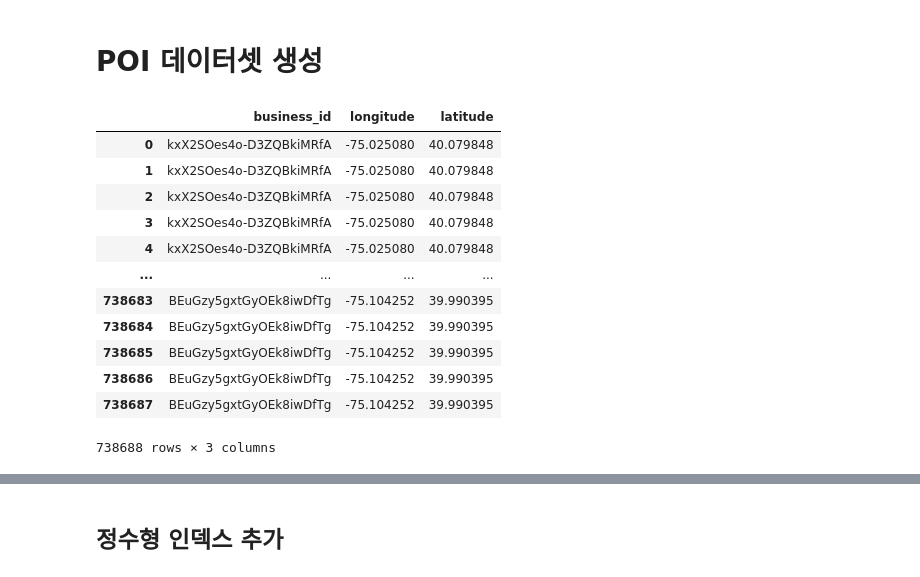
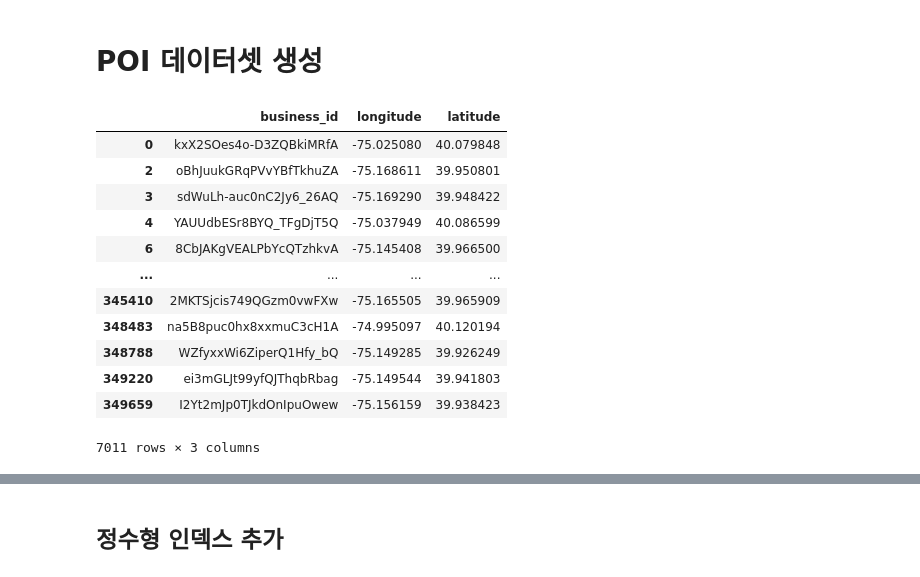
Before and after one commit to worldone-web/Team-Travel-4, a Jupyter notebook: DataPreprocess/Review_Preprocessing.ipynb, the cells around one changed output, grey strips where cells are left out. Drawn from its saved outputs; the diff is of its cells as text; code cells hidden in the pictures.

```diff
--- a/DataPreprocess/Review_Preprocessing.ipynb
+++ b/DataPreprocess/Review_Preprocessing.ipynb
@@ -80,0 +83,3 @@ joinDF
+# %%
+filteredUserDF = pd.DataFrame(joinDF["user_id"].value_counts()[joinDF.user_id.value_counts() >= 10])
+filteredUserDF
@@ -80,0 +101,3 @@ joinDF
+# %%
+joinDF = pd.merge(joinDF, pd.DataFrame(filteredUserDF.index), left_on="user_id", right_on="user_id", how="inner")
+joinDF
@@ -220,18 +257,19 @@ Size of test set: 147738
 # POI 데이터셋 생성
 # %%
 poiDF = joinDF[["business_id", "longitude", "latitude"]]
+poiDF = poiDF.drop_duplicates()
 poiDF
 # %% [output]
 |  | business_id | longitude | latitude |
 | 0 | kxX2SOes4o-D3ZQBkiMRfA | -75.025080 | 40.079848 |
-| 1 | kxX2SOes4o-D3ZQBkiMRfA | -75.025080 | 40.079848 |
-| 2 | kxX2SOes4o-D3ZQBkiMRfA | -75.025080 | 40.079848 |
-| 3 | kxX2SOes4o-D3ZQBkiMRfA | -75.025080 | 40.079848 |
-| 4 | kxX2SOes4o-D3ZQBkiMRfA | -75.025080 | 40.079848 |
+| 2 | oBhJuukGRqPVvYBfTkhuZA | -75.168611 | 39.950801 |
+| 3 | sdWuLh-auc0nC2Jy6_26AQ | -75.169290 | 39.948422 |
+| 4 | YAUUdbESr8BYQ_TFgDjT5Q | -75.037949 | 40.086599 |
+| 6 | 8CbJAKgVEALPbYcQTzhkvA | -75.145408 | 39.966500 |
 | ... | ... | ... | ... |
-| 738683 | BEuGzy5gxtGyOEk8iwDfTg | -75.104252 | 39.990395 |
-| 738684 | BEuGzy5gxtGyOEk8iwDfTg | -75.104252 | 39.990395 |
-| 738685 | BEuGzy5gxtGyOEk8iwDfTg | -75.104252 | 39.990395 |
-| 738686 | BEuGzy5gxtGyOEk8iwDfTg | -75.104252 | 39.990395 |
-| 738687 | BEuGzy5gxtGyOEk8iwDfTg | -75.104252 | 39.990395 |
+| 345410 | 2MKTSjcis749QGzm0vwFXw | -75.165505 | 39.965909 |
+| 348483 | na5B8puc0hx8xxmuC3cH1A | -74.995097 | 40.120194 |
+| 348788 | WZfyxxWi6ZiperQ1Hfy_bQ | -75.149285 | 39.926249 |
+| 349220 | ei3mGLJt99yfQJThqbRbag | -75.149544 | 39.941803 |
+| 349659 | I2Yt2mJp0TJkdOnIpuOwew | -75.156159 | 39.938423 |
-738688 rows × 3 columns
+7011 rows × 3 columns
```
Also changed, not shown: parts of 22 cells of this notebook.
